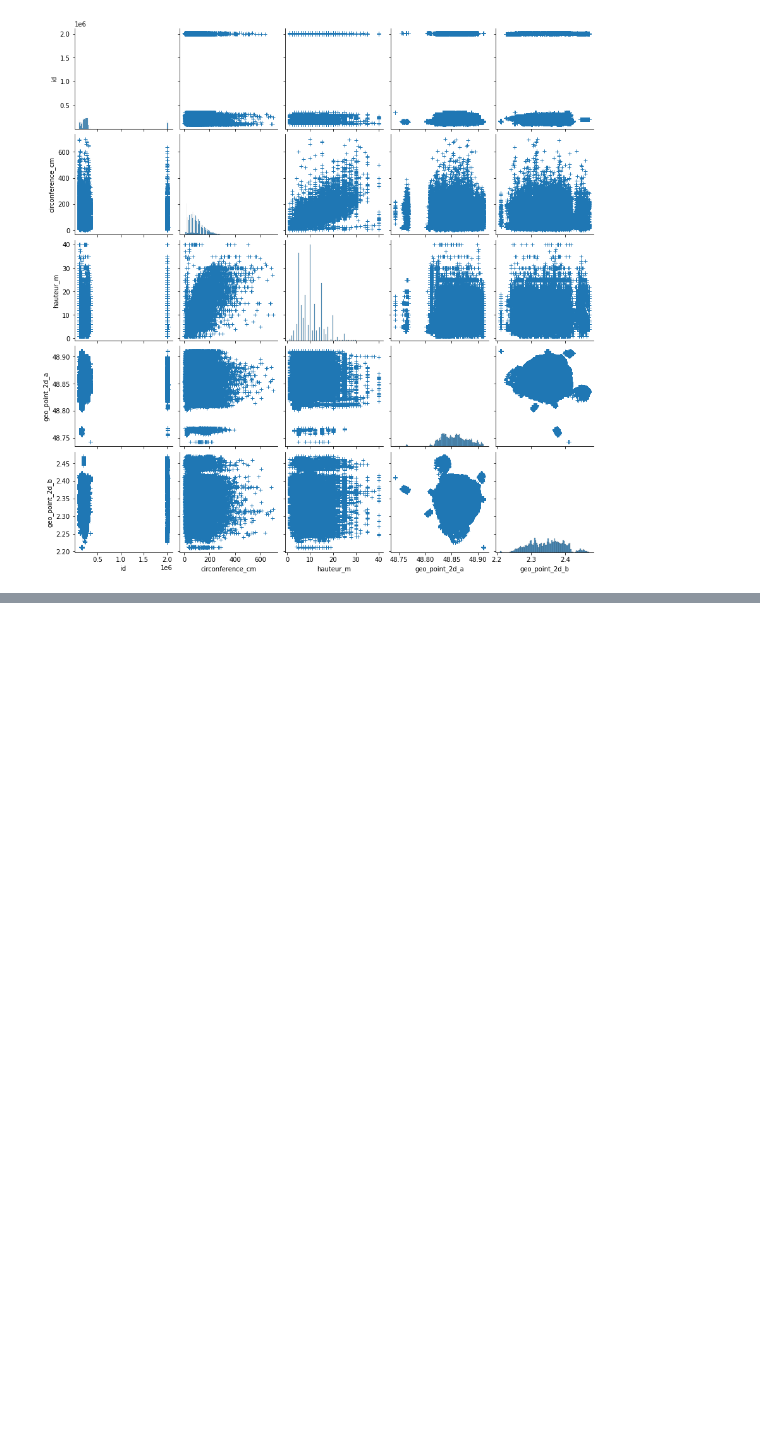
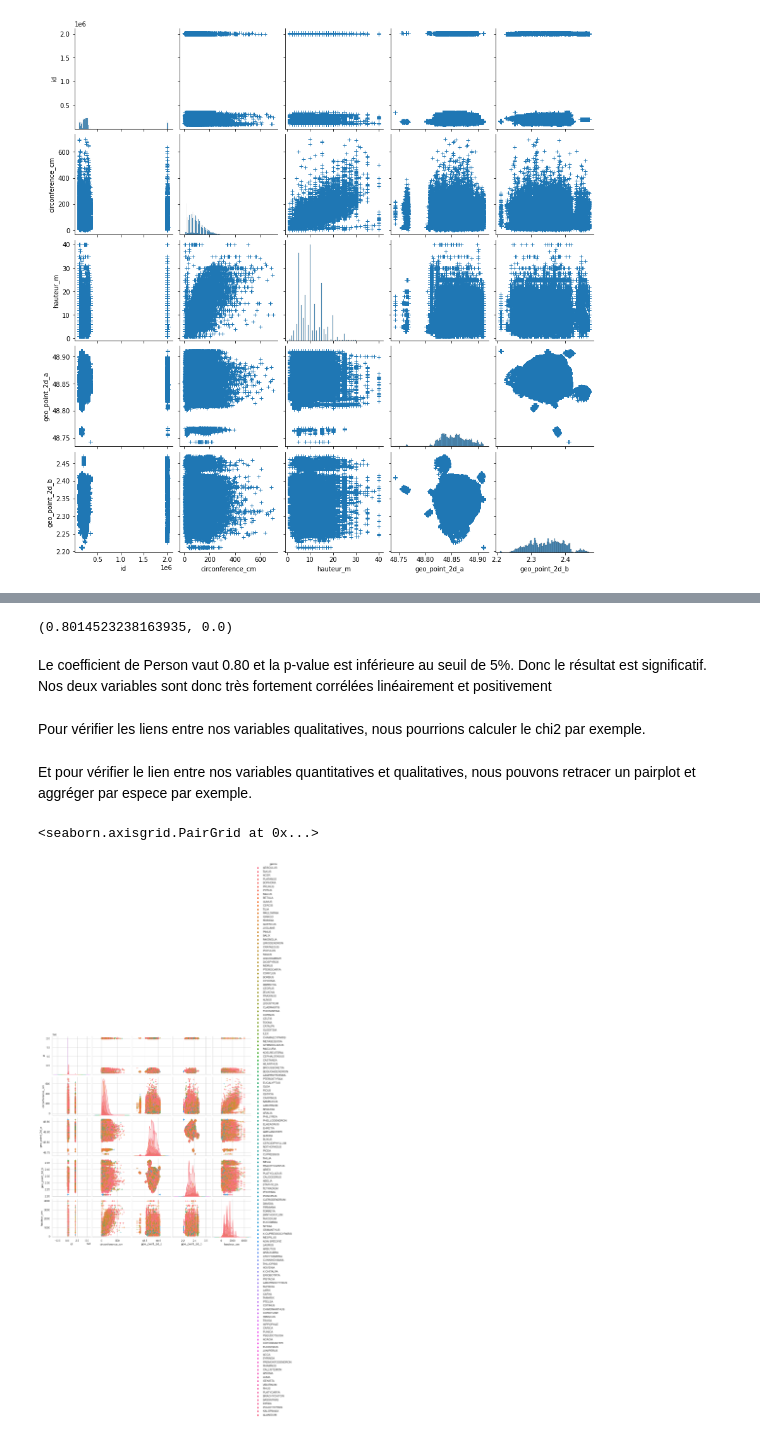
Before and after one commit to AurelieAAN/OP_Projet2, a Jupyter notebook: Scripts_Analyse01.ipynb, the cells around one changed output, grey strips where cells are left out. Drawn from its saved outputs; the diff is of its cells as text; code cells hidden in the pictures; blank space fills up the shorter version.

Commit message:
add pearson

```diff
--- a/Scripts_Analyse01.ipynb
+++ b/Scripts_Analyse01.ipynb
@@ -1178,0 +1171,4 @@ Pour vérifier les liens entre nos variables qualitatives, nous pourrions calcul
+# %%
+scipy.stats.stats.pearsonr(data['circonference_cm'], data['hauteur_cm'])
+# %% [output]
+(0.8014523238163935, 0.0)
@@ -1178,0 +1178,11 @@ Pour vérifier les liens entre nos variables qualitatives, nous pourrions calcul
+# %% [markdown]
+Le coefficient de Person vaut 0.80 et la p-value est inférieure au seuil de 5%. Donc le résultat est significatif. Nos deux variables sont donc très fortement corrélées linéairement et positivement
+# %% [markdown]
+Pour vérifier les liens entre nos variables qualitatives, nous pourrions calculer le chi2 par exemple.
+# %% [markdown]
+Et pour vérifier le lien entre nos variables quantitatives et qualitatives, nous pouvons retracer un pairplot et aggréger par espece par exemple.
+# %%
+sns.pairplot(data, hue="genre" , plot_kws=dict(marker="+", linewidth=1))
+# %% [output]
+<seaborn.axisgrid.PairGrid at 0x...>
+[figure, added]
```
Also changed, not shown: parts of 42 cells of this notebook.
